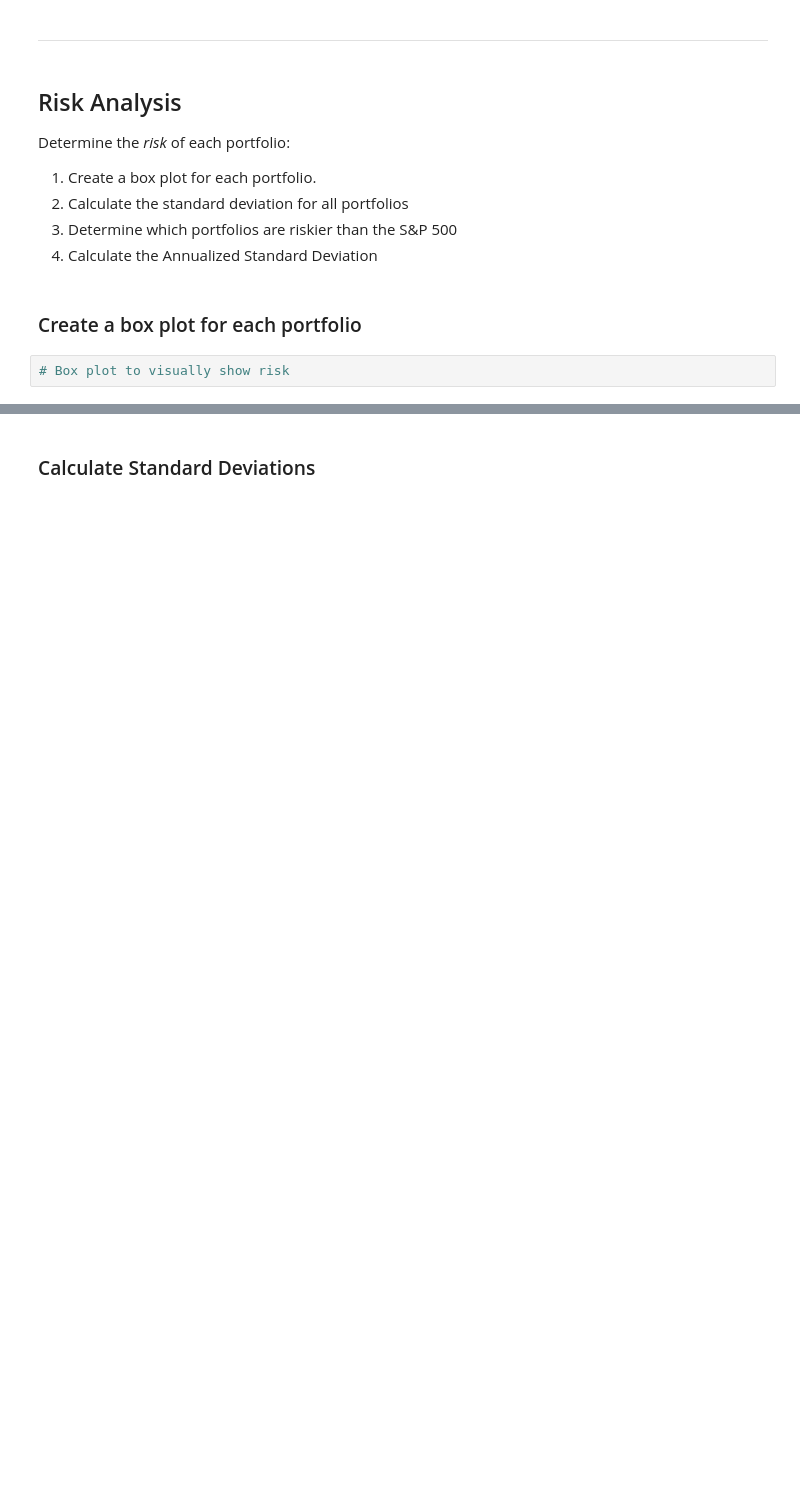
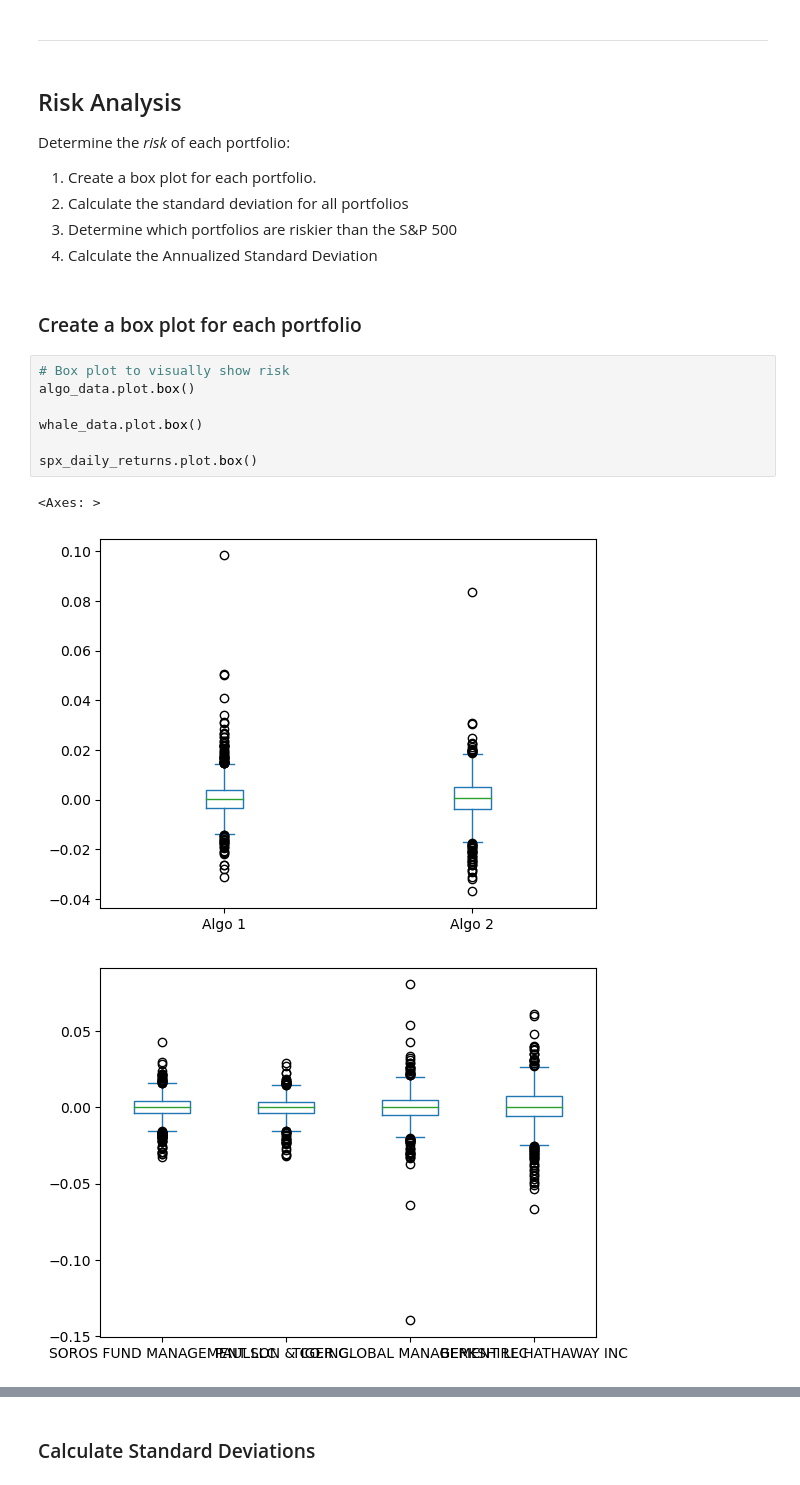
Before and after one commit to g-gyimah/Module-3-Challenge, a Jupyter notebook: Starter_Code/whale_analysis.ipynb, the cells around one changed output, grey strips where cells are left out. Saved outputs shown, nothing was run; the diff lists cells and outputs as text; blank space fills up the shorter version.

```diff
--- a/Starter_Code/whale_analysis.ipynb
+++ b/Starter_Code/whale_analysis.ipynb
@@ -234,3 +235,12 @@ Determine the _risk_ of each portfolio:
 ### Create a box plot for each portfolio
 # %%
 # Box plot to visually show risk
+algo_data.plot.box()
+
+whale_data.plot.box()
+
+spx_daily_returns.plot.box()
+# %% [output]
+<Axes: >
+[figure, added]
+[figure, added]
```
Also changed, not shown: parts of 18 cells of this notebook, 1 other file.
